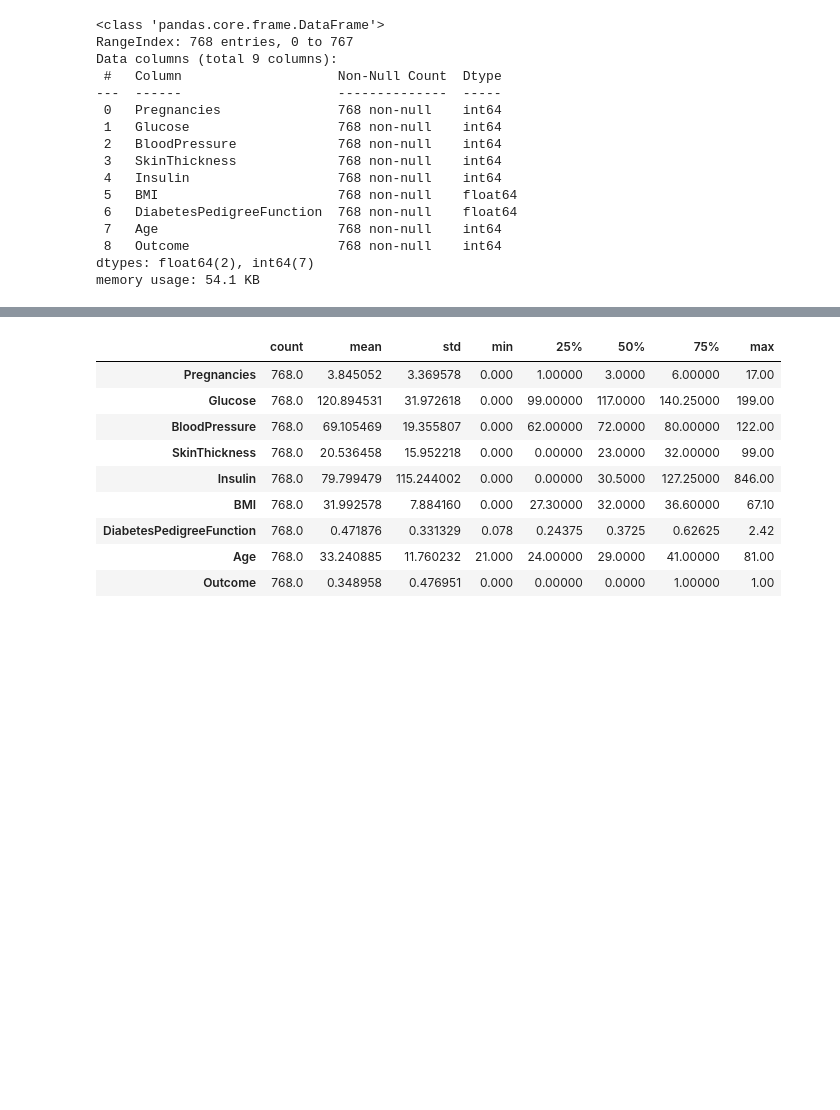
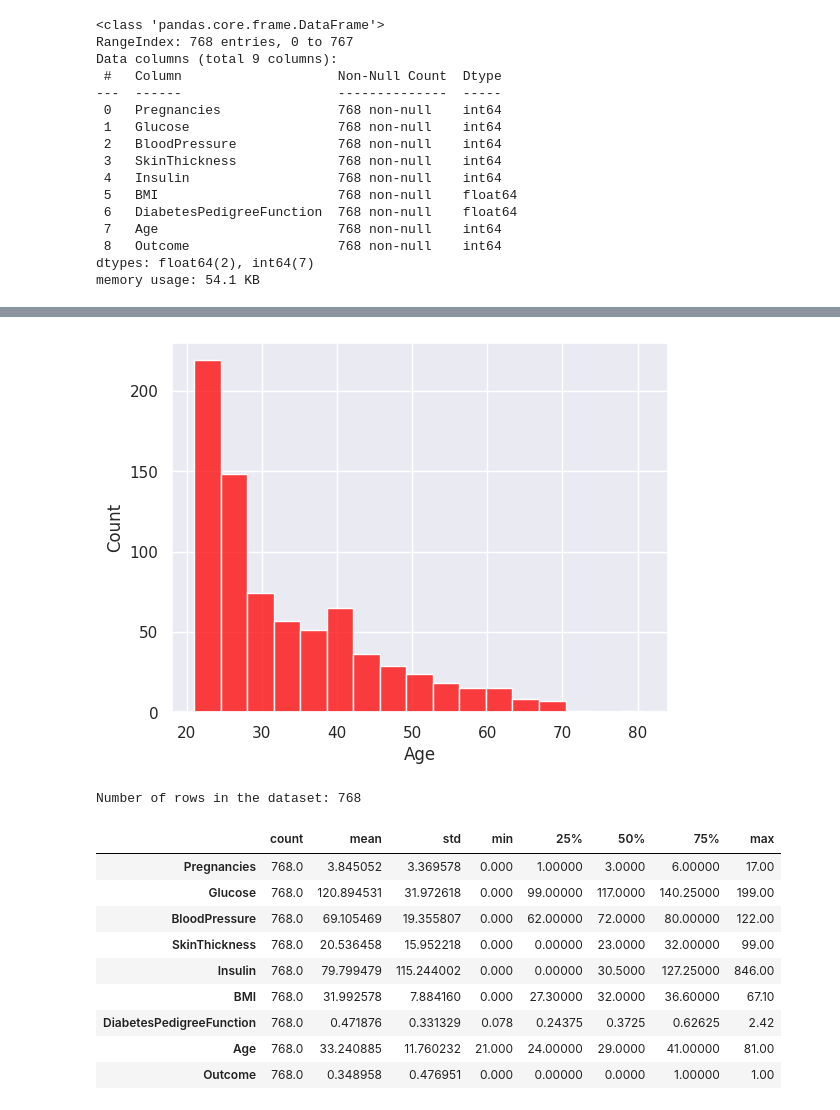
Before and after one commit to josephotienoowino/DiabetesDetection, a Jupyter notebook: diabetes/Diabetes-Prediction/Diabetes_detection.ipynb, the cells around one changed output, grey strips where cells are left out. Cells and saved outputs as stored; diff of their text form; code cells hidden in the pictures; blank space fills up the shorter version.

```diff
--- a/diabetes/Diabetes-Prediction/Diabetes_detection.ipynb
+++ b/diabetes/Diabetes-Prediction/Diabetes_detection.ipynb
@@ -71,9 +71,19 @@ diabetes_df.describe()
 | 75% | 6.000000 | 140.250000 | 80.000000 | 32.000000 | 127.250000 | 36.600000 | 0.626250 | 41.000000 | ... |
 | max | 17.000000 | 199.000000 | 122.000000 | 99.000000 | 846.000000 | 67.100000 | 2.420000 | 81.000000 | ... |
 # %%
-# #Distribution plot for Age column
-# sns.histplot(data=diabetes_df["Age"],color="red")
-# plt.show()
+#Distribution plot for Age column
+sns.histplot(data=diabetes_df["Age"],color="red")
+plt.show()
+# %% [output]
+[figure, added]
+# %%
+# Get the number of rows in the dataset
+num_rows = diabetes_df.shape[0]
+
+# Print the number of rows
+print("Number of rows in the dataset:", num_rows)
+# %% [output]
+Number of rows in the dataset: 768
 # %%
 # #distribution plot for glucose column
 # sns.histplot(data=diabetes_df["Glucose"],color="blue")
```
Also changed, not shown: parts of 11 cells of this notebook.
